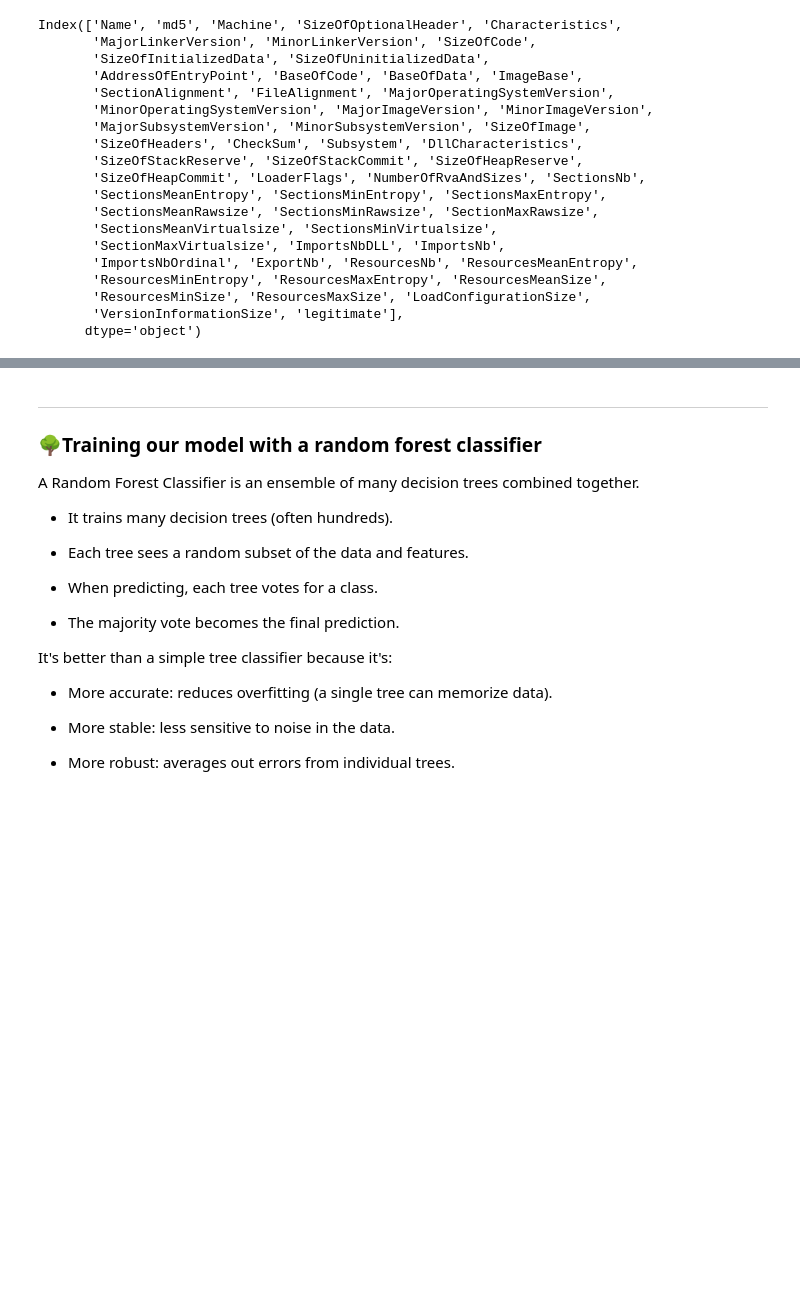
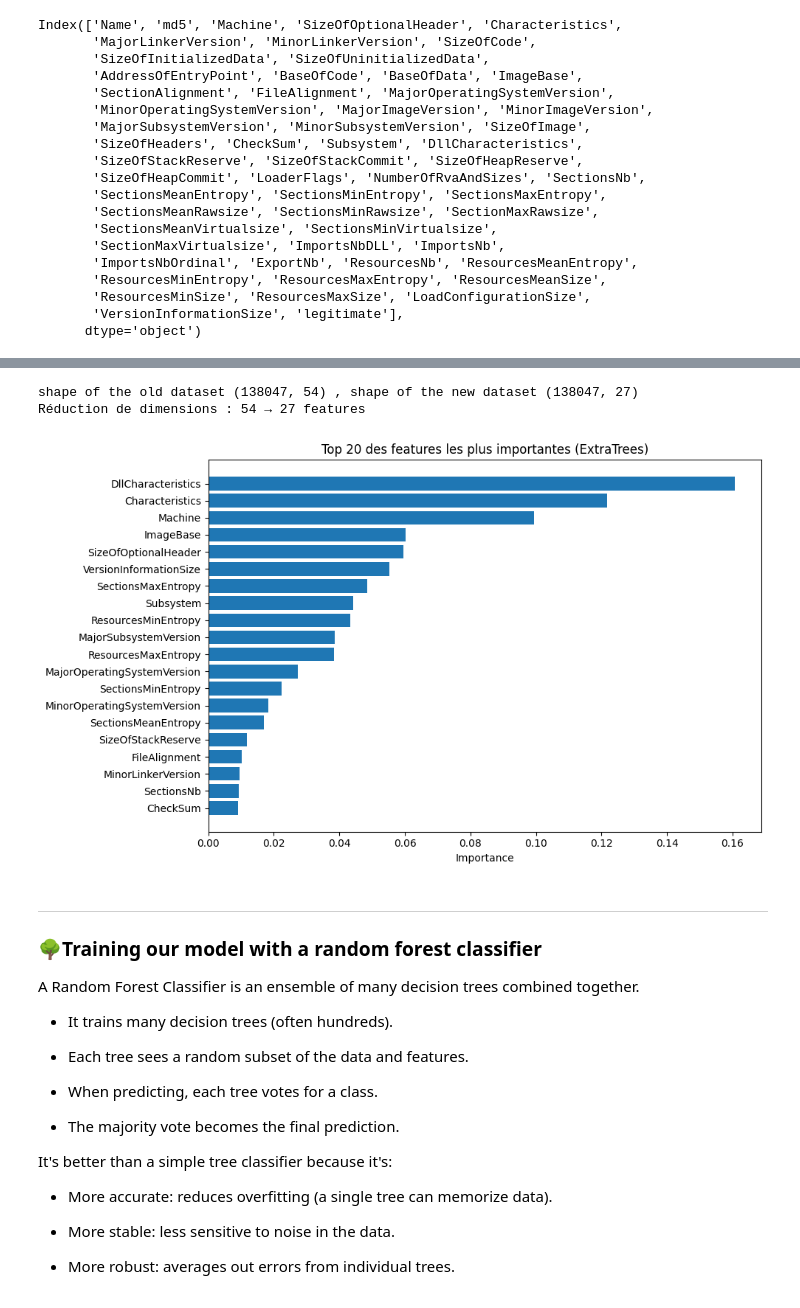
Before and after one commit to Liza-b-13/liza-repo, a Jupyter notebook: notebook/detection_PE_Headers.ipynb, the cells around one changed output, grey strips where cells are left out. Saved outputs shown, nothing was run; the diff lists cells and outputs as text; code cells hidden in the pictures; blank space fills up the shorter version.

```diff
--- a/notebook/detection_PE_Headers.ipynb
+++ b/notebook/detection_PE_Headers.ipynb
@@ -177,3 +144,36 @@ for f in range(features):
+# %%
+# Entraînement d'un modèle Extra Trees pour estimer l'importance des features
+extratrees = ExtraTreesClassifier().fit(X, Y)
+
+# Sélection automatique des features les plus importantes
+# (on fixe ici un seuil clair pour la reproductibilité)
+select = SelectFromModel(extratrees, prefit=True, threshold="median")
+X_new = select.transform(X)
+
+print("shape of the old dataset %s , shape of the new dataset %s"  %(X.shape, X_new.shape))
+print(f"Réduction de dimensions : {X.shape[1]} → {X_new.shape[1]} features")
+# %% [output]
+shape of the old dataset (138047, 54) , shape of the new dataset (138047, 27)
+Réduction de dimensions : 54 → 27 features
+# %%
+import matplotlib.pyplot as plt
+import numpy as np # Import numpy
+
+# Include the code to calculate importances and indices
+# features = X_new.shape[1] # This line is not needed here
+importances = extratrees.feature_importances_
+indices = np.argsort(importances)[::-1]
+
+plt.figure(figsize=(10,6))
+plt.title("Top 20 des features les plus importantes (ExtraTrees)")
+# Use importances with the indices for plotting
+plt.barh(range(20), importances[indices[:20]][::-1], align='center')
+plt.yticks(range(20), [MalwareDataset.columns[2+indices[i]] for i in range(19,-1,-1)])
+plt.xlabel("Importance")
+plt.tight_layout()
+plt.show()
+# %% [output]
+[figure, added]
 # %% [markdown]
 
 
```
Also changed, not shown: parts of 14 cells of this notebook.
